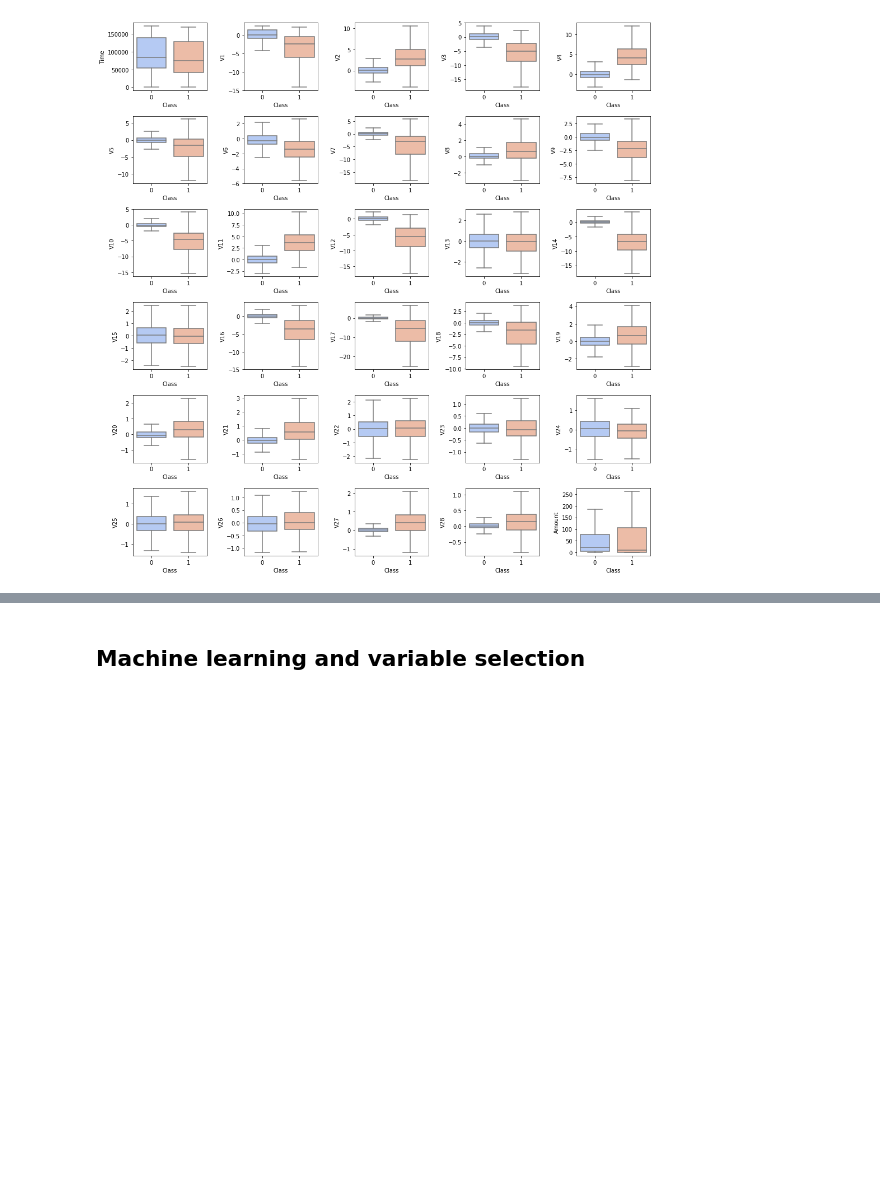
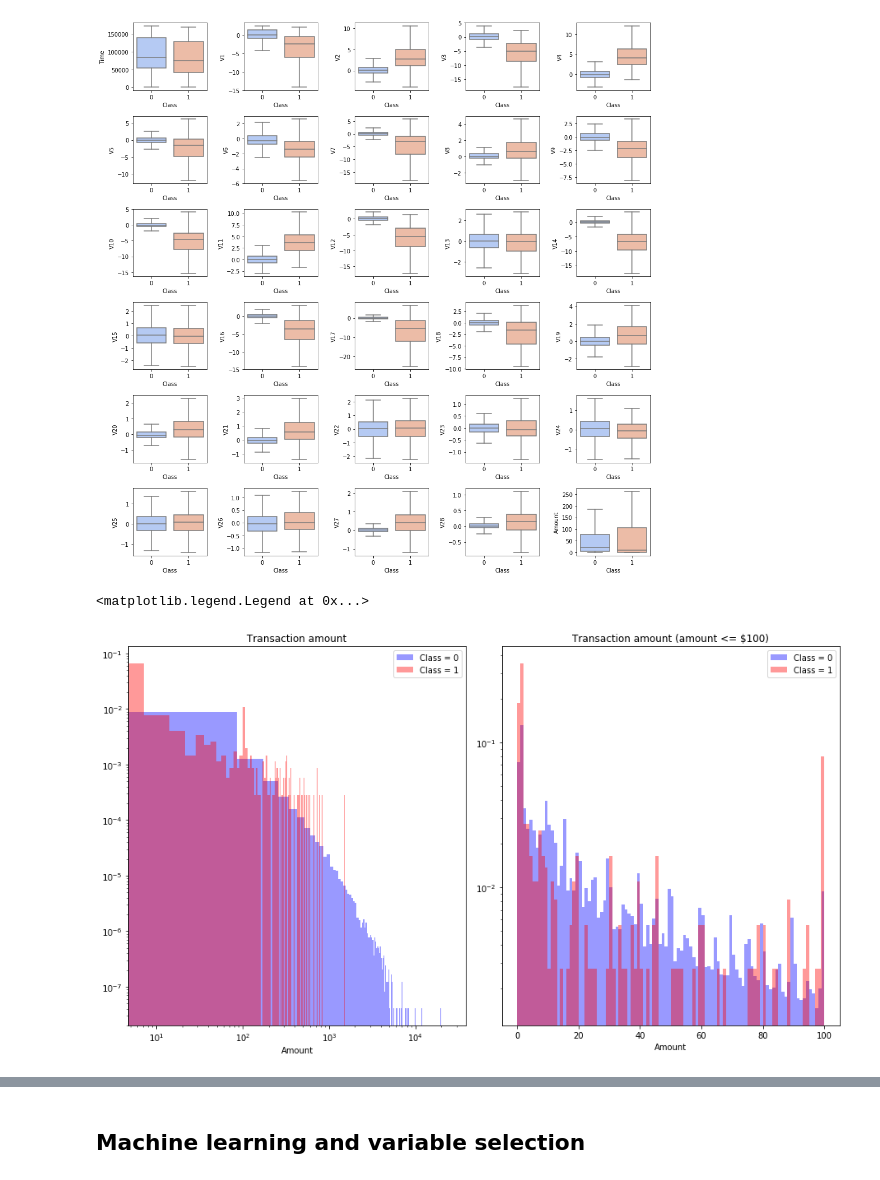
Before and after one commit to RobertVallance/data_science_own_portfolio_projects, a Jupyter notebook: fraud_detection.ipynb, the cells around one changed output, grey strips where cells are left out. Saved outputs shown, nothing was run; the diff lists cells and outputs as text; code cells hidden in the pictures; blank space fills up the shorter version.

```diff
--- a/fraud_detection.ipynb
+++ b/fraud_detection.ipynb
@@ -118,3 +118,24 @@ for i in range(6):
         plot_n += 1
 # %% [output]
 [figure]
+# %%
+# Dist plot of amount with a hue of the different classes - norm the hists to make comparison easier (but remember far fewer Class = 1 cases)
+fig = plt.figure(figsize=(15,8))
+ax1 = fig.add_axes([0.1, 0.1, 0.38, 0.8])
+sns.distplot(credit_df[credit_df['Class']==0]['Amount'], bins=300, ax=ax1, norm_hist=True, color='blue', label='Class = 0', kde=False)
+sns.distplot(credit_df[credit_df['Class']==1]['Amount'], bins=300, ax=ax1, norm_hist=True, color='red', label='Class = 1', kde=False)
+ax1.set_xscale('log')
+ax1.set_yscale('log')
+ax1.set_title('Transaction amount')
+ax1.legend()
+
+# same but only look at cases <= 100 and have x-axis not on log scale
+ax2 = fig.add_axes([0.52, 0.1, 0.38, 0.8])
+sns.distplot(credit_df[(credit_df['Class']==0) & (credit_df['Amount']<=100)]['Amount'], bins=100, norm_hist=True, ax=ax2, color='blue', label='Class = 0', kde=False)
+sns.distplot(credit_df[(credit_df['Class']==1) & (credit_df['Amount']<=100)]['Amount'], bins=100, norm_hist=True, ax=ax2, color='red', label='Class = 1', kde=False)
+ax2.set_yscale('log')
+ax2.set_title('Transaction amount (amount <= $100)')
+ax2.legend()
+# %% [output]
+<matplotlib.legend.Legend at 0x...>
+[figure, added]
```
Also changed, not shown: parts of 9 cells of this notebook.
